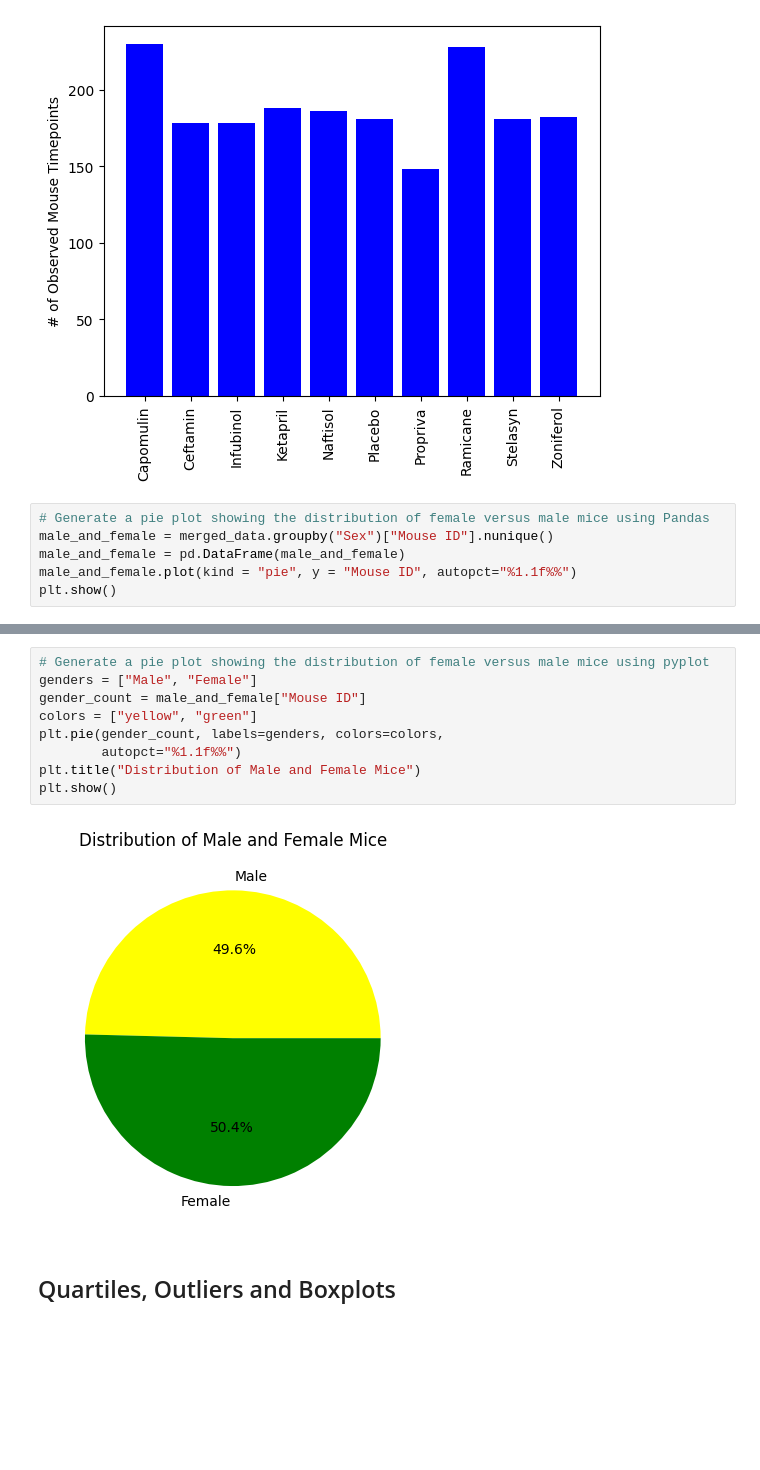
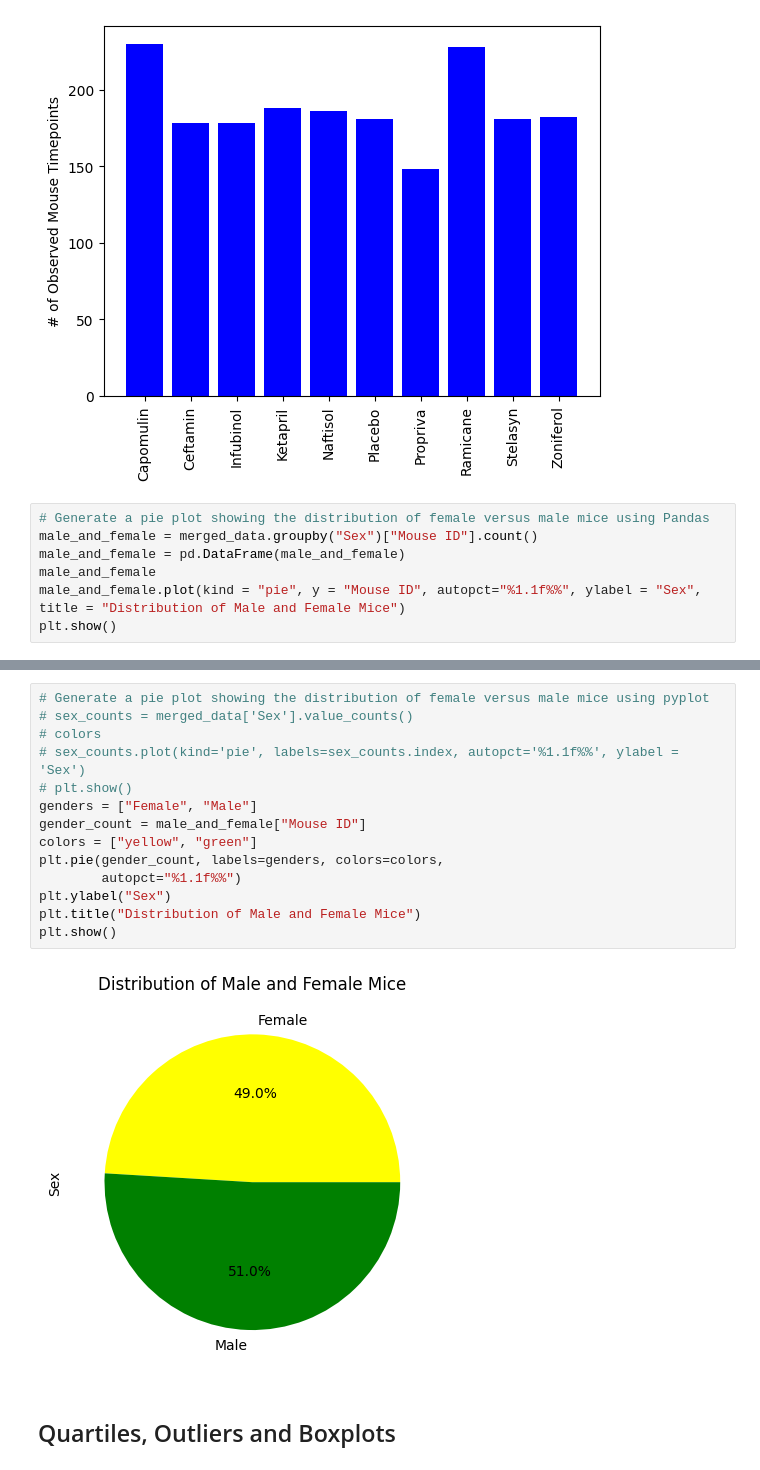
Before and after one commit to tgrishanina/matplotlib-challenge, a Jupyter notebook: pymaceuticals.ipynb, the cells around one changed output, grey strips where cells are left out. Drawn from its saved outputs; the diff is of its cells as text; blank space fills up the shorter version.

Commit message:
corrected gender percentages

```diff
--- a/pymaceuticals.ipynb
+++ b/pymaceuticals.ipynb
@@ -159,8 +159,9 @@ plt.show()
 [figure]
 # %%
 # Generate a pie plot showing the distribution of female versus male mice using Pandas
-male_and_female = merged_data.groupby("Sex")["Mouse ID"].nunique()
+male_and_female = merged_data.groupby("Sex")["Mouse ID"].count()
 male_and_female = pd.DataFrame(male_and_female)
-male_and_female.plot(kind = "pie", y = "Mouse ID", autopct="%1.1f%%")
+male_and_female
+male_and_female.plot(kind = "pie", y = "Mouse ID", autopct="%1.1f%%", ylabel = "Sex", title = "Distribution of Male and Female Mice")
 plt.show()
 # %% [output]
@@ -168,14 +169,19 @@ plt.show()
 # %%
 # Generate a pie plot showing the distribution of female versus male mice using pyplot
-genders = ["Male", "Female"]
+# sex_counts = merged_data['Sex'].value_counts()
+# colors
+# sex_counts.plot(kind='pie', labels=sex_counts.index, autopct='%1.1f%%', ylabel = 'Sex')
+# plt.show()
+genders = ["Female", "Male"]
 gender_count = male_and_female["Mouse ID"]
 colors = ["yellow", "green"]
 plt.pie(gender_count, labels=genders, colors=colors,
         autopct="%1.1f%%")
+plt.ylabel("Sex")
 plt.title("Distribution of Male and Female Mice")
 plt.show()
 # %% [output]
-[figure, old version]
+[figure, new version]
 # %% [markdown]
 ## Quartiles, Outliers and Boxplots
 # %%
```
Also changed, not shown: parts of 1 cell of this notebook.
